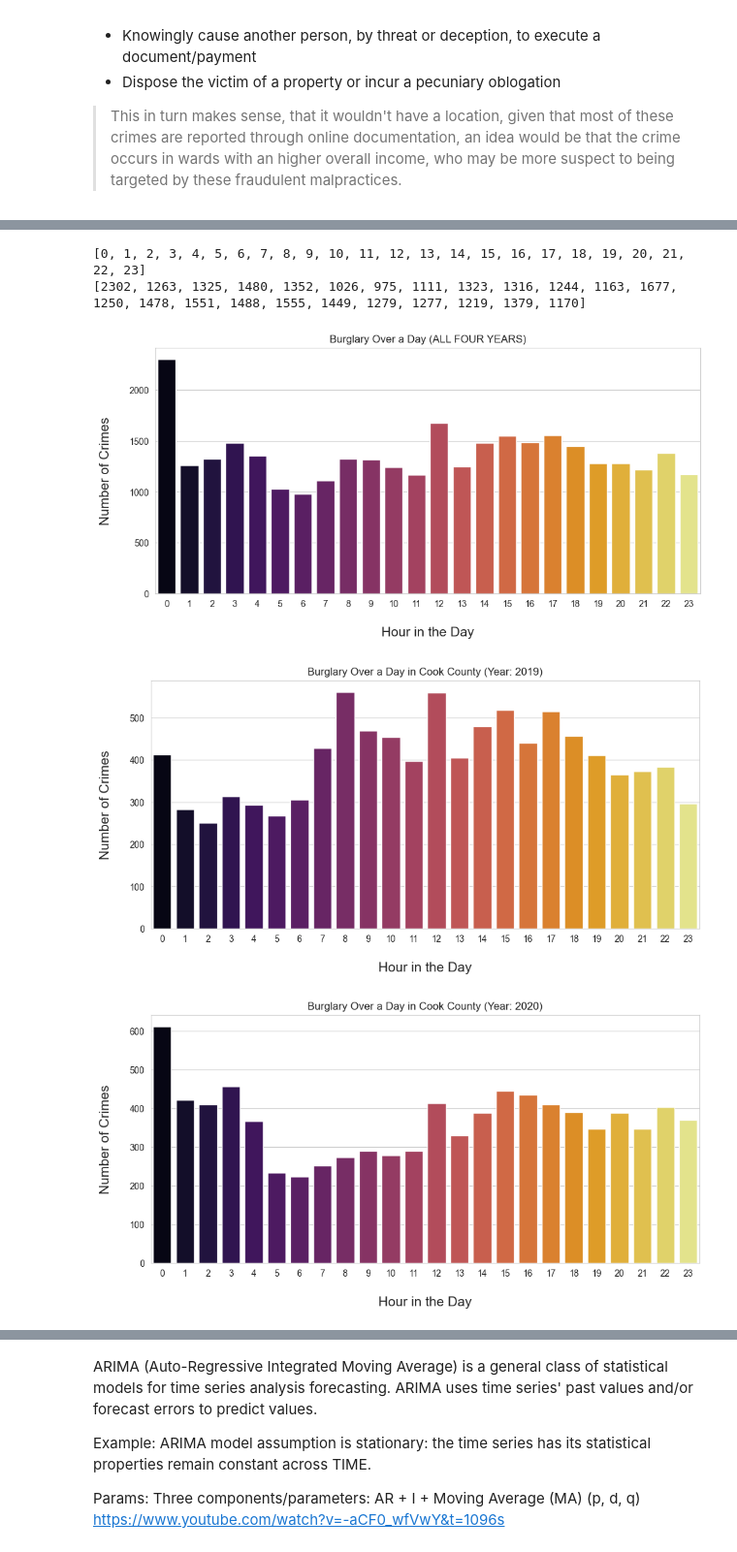
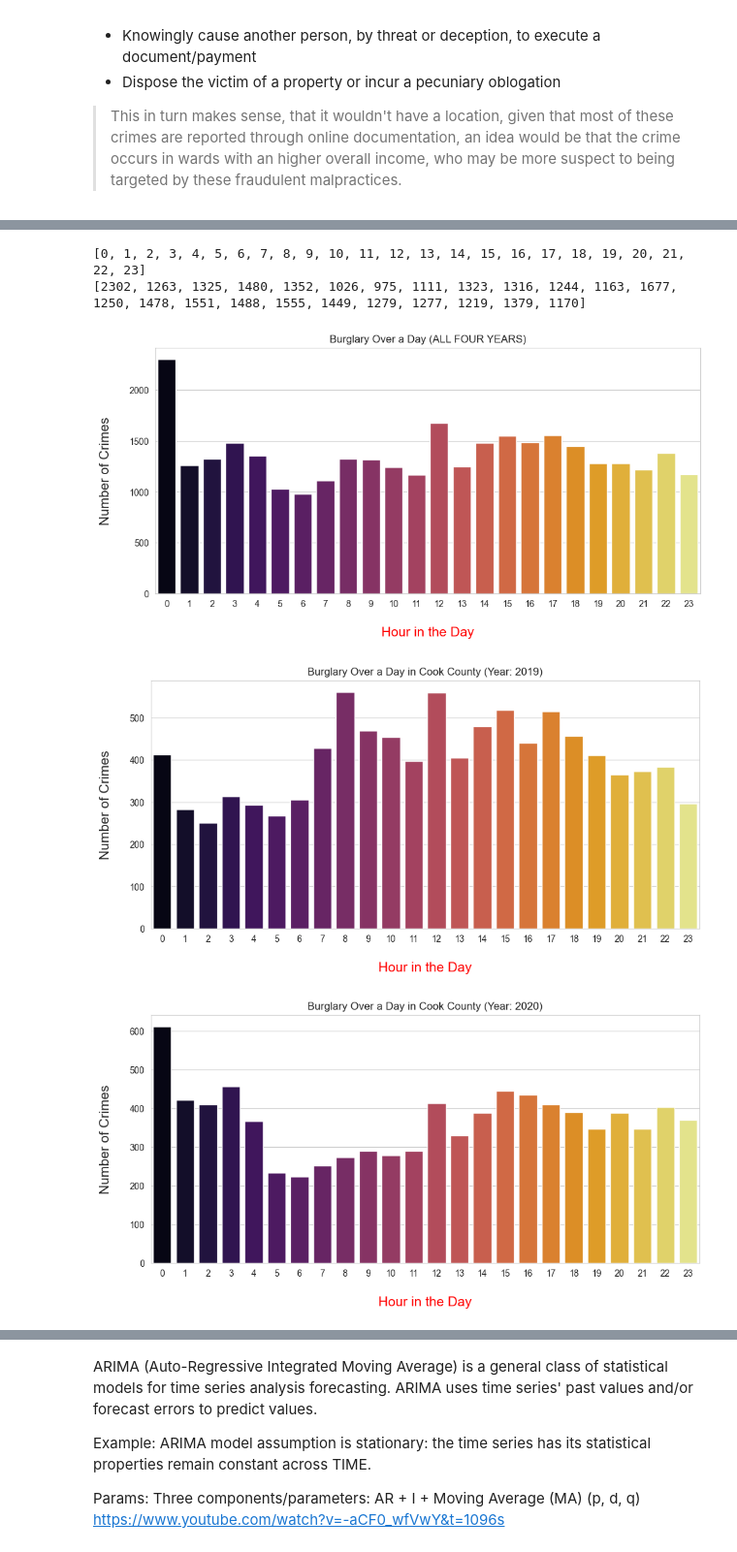
Before and after one commit to kfukutom/urban-informatics, a Jupyter notebook: src/main.ipynb, the cells around one changed output, grey strips where cells are left out. Shown at 97% size. Cells and saved outputs as stored; diff of their text form; code cells hidden in the pictures.

```diff
--- a/src/main.ipynb
+++ b/src/main.ipynb
@@ -36,0 +57,3 @@ print(df.shape, walkability.shape)
+# %%
+# remove unneccessary columns
+df.drop(['Case Number', 'IUCR','Updated On', 'FBI Code'], inplace=True, axis=1)
@@ -302,35 +500,35 @@ print(f"{burglary_crimes}")
 #
 fig, ax = plt.subplots(figsize=(11,5))
 sb.barplot(x=hours, y=burglary_crimes, palette="inferno")
 plt.title("Burglary Over a Day (ALL FOUR YEARS)")
-plt.xlabel("\nHour in the Day", fontdict={'fontsize': 15})
+plt.xlabel("\nHour in the Day", fontdict={'fontsize': 15}, color='red')
 plt.ylabel("Number of Crimes\n", fontdict={'fontsize': 15})
 
 def queue_initial(parse):
     queue = []
     for year in df_time[parse].unique():
         queue.append(year)
     return queue
 
 def burglary_by_year():
     #pass in a base df
     queue = queue_initial("Year")
     for parsed in queue:
         sub = df_time[df_time['Year'] == parsed]
         sub = sub[sub['Primary Type'] == 'BURGLARY']
         hours = sorted([int(x) for x in list(sub['HourOfDay'].unique())])
         # attributes for crime frequency
         nominal_sub = list(sub['HourOfDay'].value_counts().sort_index())
         fig, ax = plt.subplots(figsize=(11, 5))
         sb.barplot(x=hours, y=nominal_sub, palette='inferno')
         plt.title(f"Burglary Over a Day in Cook County (Year: {parsed})")
-        plt.xlabel("\nHour in the Day", fontdict={'fontsize': 15})
+        plt.xlabel("\nHour in the Day", fontdict={'fontsize': 15}, color='red')
         plt.ylabel("Number of Crimes\n", fontdict={'fontsize': 15})
 
 burglary_by_year()
 # %% [output]
 [0, 1, 2, 3, 4, 5, 6, 7, 8, 9, 10, 11, 12, 13, 14, 15, 16, 17, 18, 19, 20, 21, 22, 23]
 [2302, 1263, 1325, 1480, 1352, 1026, 975, 1111, 1323, 1316, 1244, 1163, 1677, 1250, 1478, 1551, 1488, 1555, 1449, 1279, 1277, 1219, 1379, 1170]
-[figure, old version]
+[figure, new version]
-[figure, old version]
+[figure, new version]
-[figure, old version]
+[figure, new version]
```
Also changed, not shown: parts of 64 cells of this notebook.
